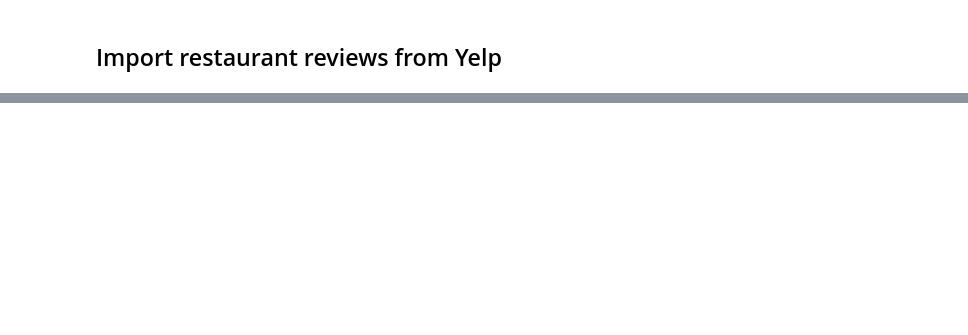
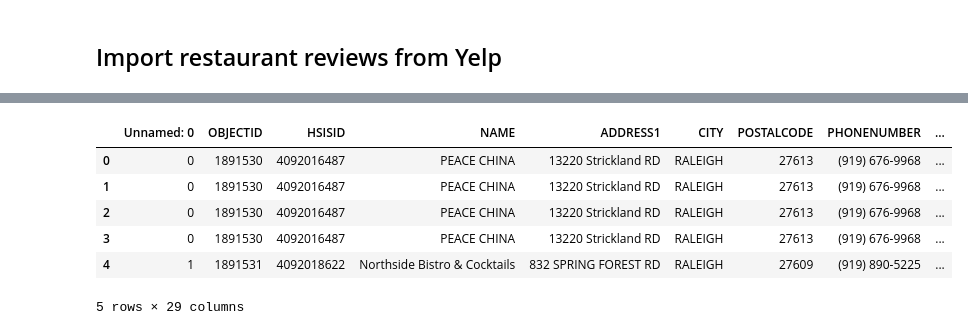
Before and after one commit to shyamal-anadkat/wake-county-food-inspections-analysis, a Jupyter notebook: YelpReviewData.ipynb, the cells around one changed output, grey strips where cells are left out. Cells and saved outputs as stored; diff of their text form; code cells hidden in the pictures; blank space fills up the shorter version.

```diff
--- a/YelpReviewData.ipynb
+++ b/YelpReviewData.ipynb
@@ -87,0 +153,10 @@ df.head()
+# %%
+yelpmatch_phone.head()
+# %% [output]
+|  | Unnamed: 0 | OBJECTID | HSISID | NAME | ADDRESS1 | CITY | POSTALCODE | PHONENUMBER | ... |
+| 0 | 0 | 1891530 | 4092016487 | PEACE CHINA | 13220 Strickland RD | RALEIGH | 27613 | (919) 676-9968 | ... |
+| 1 | 0 | 1891530 | 4092016487 | PEACE CHINA | 13220 Strickland RD | RALEIGH | 27613 | (919) 676-9968 | ... |
+| 2 | 0 | 1891530 | 4092016487 | PEACE CHINA | 13220 Strickland RD | RALEIGH | 27613 | (919) 676-9968 | ... |
+| 3 | 0 | 1891530 | 4092016487 | PEACE CHINA | 13220 Strickland RD | RALEIGH | 27613 | (919) 676-9968 | ... |
+| 4 | 1 | 1891531 | 4092018622 | Northside Bistro & Cocktails | 832 SPRING FOREST RD | RALEIGH | 27609 | (919) 890-5225 | ... |
+5 rows × 29 columns
```
Also changed, not shown: parts of 10 cells of this notebook, 3 other files.
